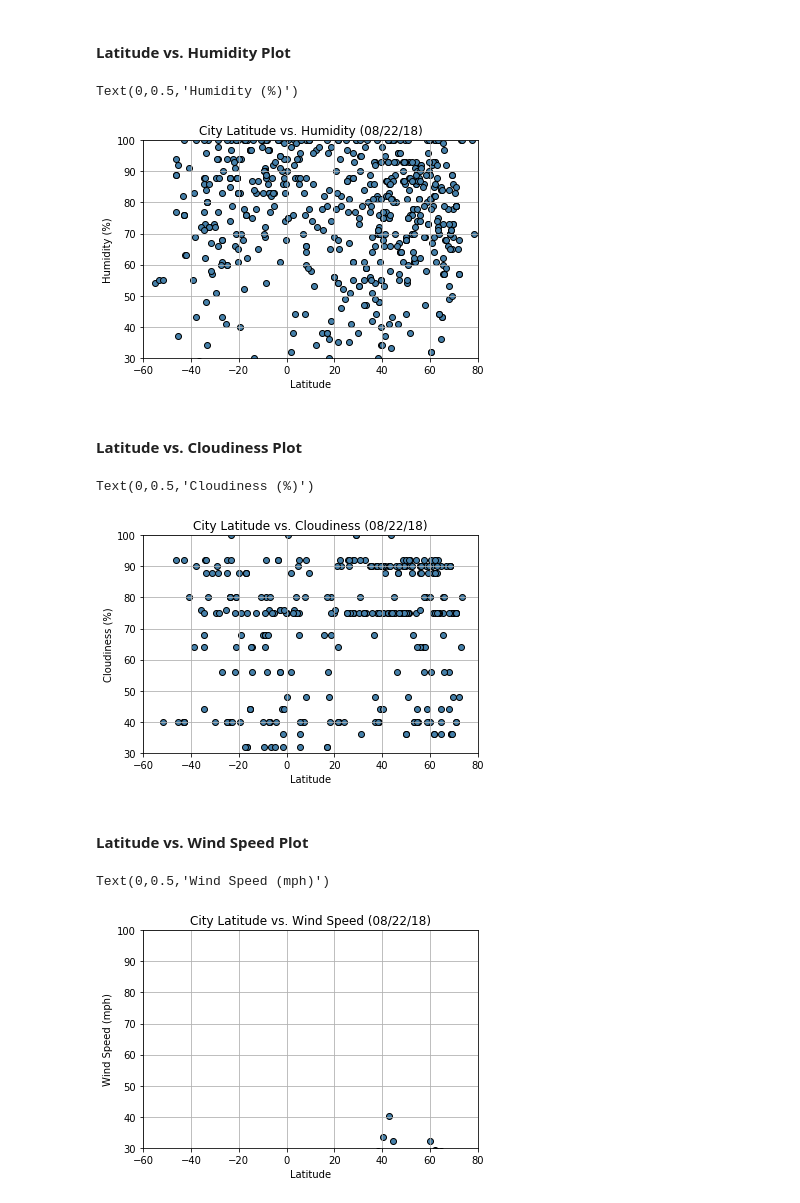
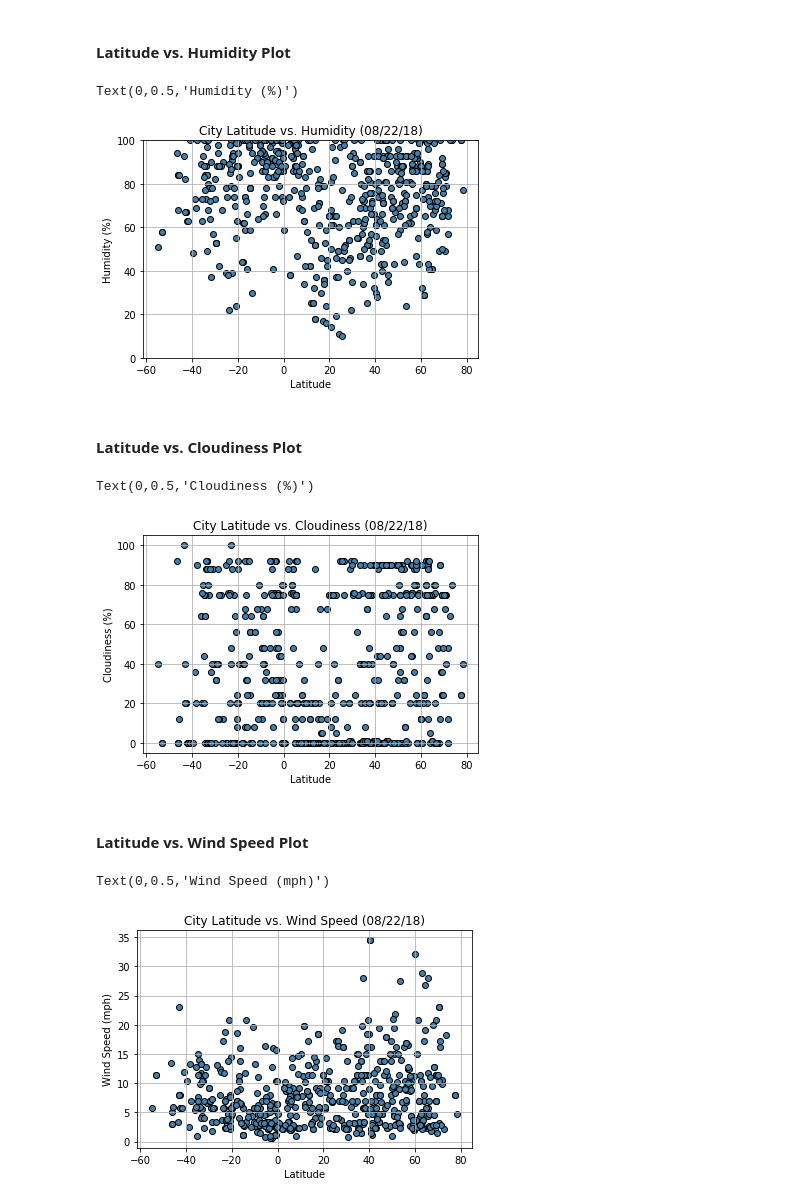
Before and after one commit to brunoprogramsnow/weatherPy, a Jupyter notebook: WeatherPy.ipynb, the cells around one changed output. Drawn from its saved outputs; the diff is of its cells as text; code cells hidden in the pictures.

Commit message:
fixed graphs

```diff
--- a/WeatherPy.ipynb
+++ b/WeatherPy.ipynb
@@ -230,14 +230,14 @@ humidityScatter = weather_df.iloc[:,4].tolist()
 latScatter = weather_df.iloc[:,5].tolist()
 plt.scatter(latScatter,humidityScatter, marker="o", facecolors="#4580AA", edgecolors="black")
 plt.grid()
-plt.ylim(30,100)
-plt.xlim(-60,80)
+plt.ylim(-,100)
+# plt.xlim(-60,80)
 plt.title("City Latitude vs. Humidity (08/22/18)")
 plt.xlabel("Latitude")
 plt.ylabel("Humidity (%)")
 # %% [output]
 Text(0,0.5,'Humidity (%)')
-[figure, old version]
+[figure, new version]
 # %% [markdown]
 #### Latitude vs. Cloudiness Plot
 # %%
@@ -245,26 +245,22 @@ cloudinessScatter = weather_df.iloc[:,1].tolist()
 latScatter = weather_df.iloc[:,5].tolist()
 plt.scatter(latScatter,cloudinessScatter, marker="o", facecolors="#4580AA", edgecolors="black")
 plt.grid()
-plt.ylim(30,100)
-plt.xlim(-60,80)
 plt.title("City Latitude vs. Cloudiness (08/22/18)")
 plt.xlabel("Latitude")
 plt.ylabel("Cloudiness (%)")
 # %% [output]
 Text(0,0.5,'Cloudiness (%)')
-[figure, old version]
+[figure, new version]
 # %% [markdown]
 #### Latitude vs. Wind Speed Plot
 # %%
 windSpeedScatter = weather_df.iloc[:,8].tolist()
 latScatter = weather_df.iloc[:,5].tolist()
 plt.scatter(latScatter,windSpeedScatter, marker="o", facecolors="#4580AA", edgecolors="black")
 plt.grid()
-plt.ylim(30,100)
-plt.xlim(-60,80)
 plt.title("City Latitude vs. Wind Speed (08/22/18)")
 plt.xlabel("Latitude")
 plt.ylabel("Wind Speed (mph)")
 # %% [output]
 Text(0,0.5,'Wind Speed (mph)')
-[figure, old version]
+[figure, new version]
```
Also changed, not shown: parts of 6 cells of this notebook, 1 other file.
